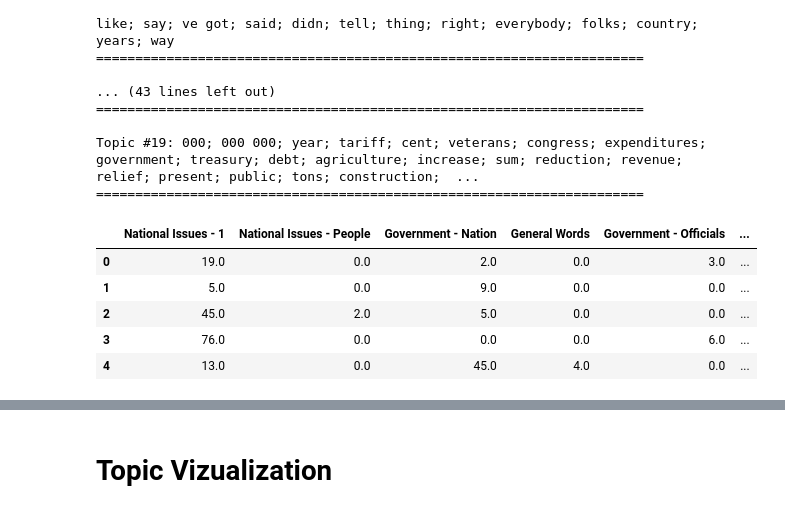
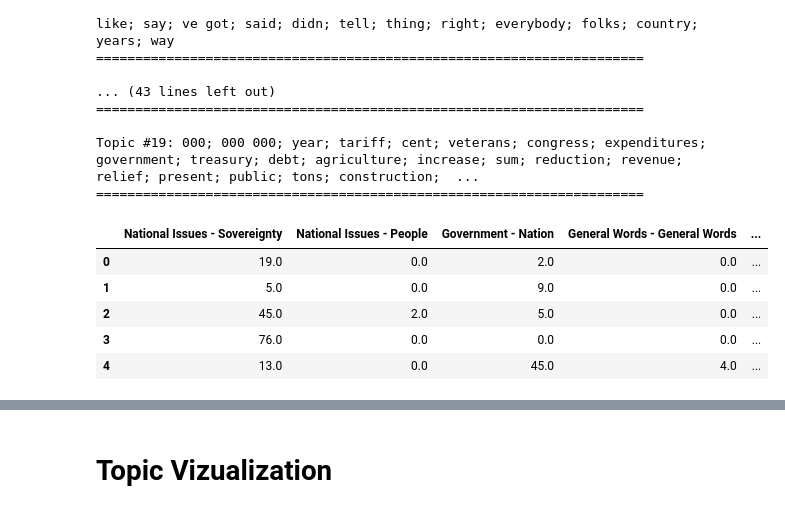
Before and after one commit to kevscon/Project-4, a Jupyter notebook: topic_modeling.ipynb, the cells around one changed output, grey strips where cells are left out. Drawn from its saved outputs; the diff is of its cells as text; code cells hidden in the pictures.

Commit message:
topic modeling

```diff
--- a/topic_modeling.ipynb
+++ b/topic_modeling.ipynb
@@ -122,26 +128,26 @@ Topic #19: 000; 000 000; year; tariff; cent; veterans; congress; expenditures; g
 # %%
 # topic label dictionary
 topic_dict = {
-    0: 'National Issues - 1',
+    0: 'National Issues - Sovereignty',
     1: 'National Issues - People',
     2: 'Government - Nation',
-    3: 'General Words',
+    3: 'General Words - General Words',
     4: 'Government - Officials',
     5: 'Government - Organization',
-    6: 'Economy - 1',
+    6: 'Economy - Policy 1',
     7: 'War - Cold War',
     8: 'War - Vietnam War',
     9: 'War - Terror',
-    10: 'Government - 4',
+    10: 'Government - Departments',
     11: 'Economy - Currency',
     12: 'Economy - Commerce',
-    13: 'Latin America',
+    13: 'International - Latin America',
     14: 'War - World War II',
-    15: 'Global',
-    16: 'Ideals - 1',
+    15: 'International - Global',
+    16: 'Ideals - Exemplar',
     17: 'Government - Law',
-    18: 'Ideals - 2',
-    19: 'Economy - Policy'
+    18: 'Ideals - Values',
+    19: 'Economy - Policy 2'
 }
 # %%
 # general category dictionary
@@ -175,11 +176,13 @@ topic_df = pd.DataFrame(topic_array, columns=topic_dict.values())
 # %%
+# create topic dataframe
+topic_df = pd.DataFrame(topic_array, columns=topic_dict.values())
 # convert topic weights to percentile per document
-topic_df = round(topic_df.div(topic_df.sum(axis=1), axis=0)*100, 0).copy()
+topic_df = round(topic_df.div(topic_df.sum(axis=1), axis=0)*100, 0)
 topic_df.head()
 # %% [output]
-|  | National Issues - 1 | National Issues - People | Government - Nation | General Words | Government - Officials | ... |
-| 0 | 19.0 | 0.0 | 2.0 | 0.0 | 3.0 | ... |
-| 1 | 5.0 | 0.0 | 9.0 | 0.0 | 0.0 | ... |
-| 2 | 45.0 | 2.0 | 5.0 | 0.0 | 0.0 | ... |
-| 3 | 76.0 | 0.0 | 0.0 | 0.0 | 6.0 | ... |
-| 4 | 13.0 | 0.0 | 45.0 | 4.0 | 0.0 | ... |
+|  | National Issues - Sovereignty | National Issues - People | Government - Nation | General Words - General Words | ... |
+| 0 | 19.0 | 0.0 | 2.0 | 0.0 | ... |
+| 1 | 5.0 | 0.0 | 9.0 | 0.0 | ... |
+| 2 | 45.0 | 2.0 | 5.0 | 0.0 | ... |
+| 3 | 76.0 | 0.0 | 0.0 | 0.0 | ... |
+| 4 | 13.0 | 0.0 | 45.0 | 4.0 | ... |
```
Also changed, not shown: parts of 57 cells of this notebook, 1 other file.
